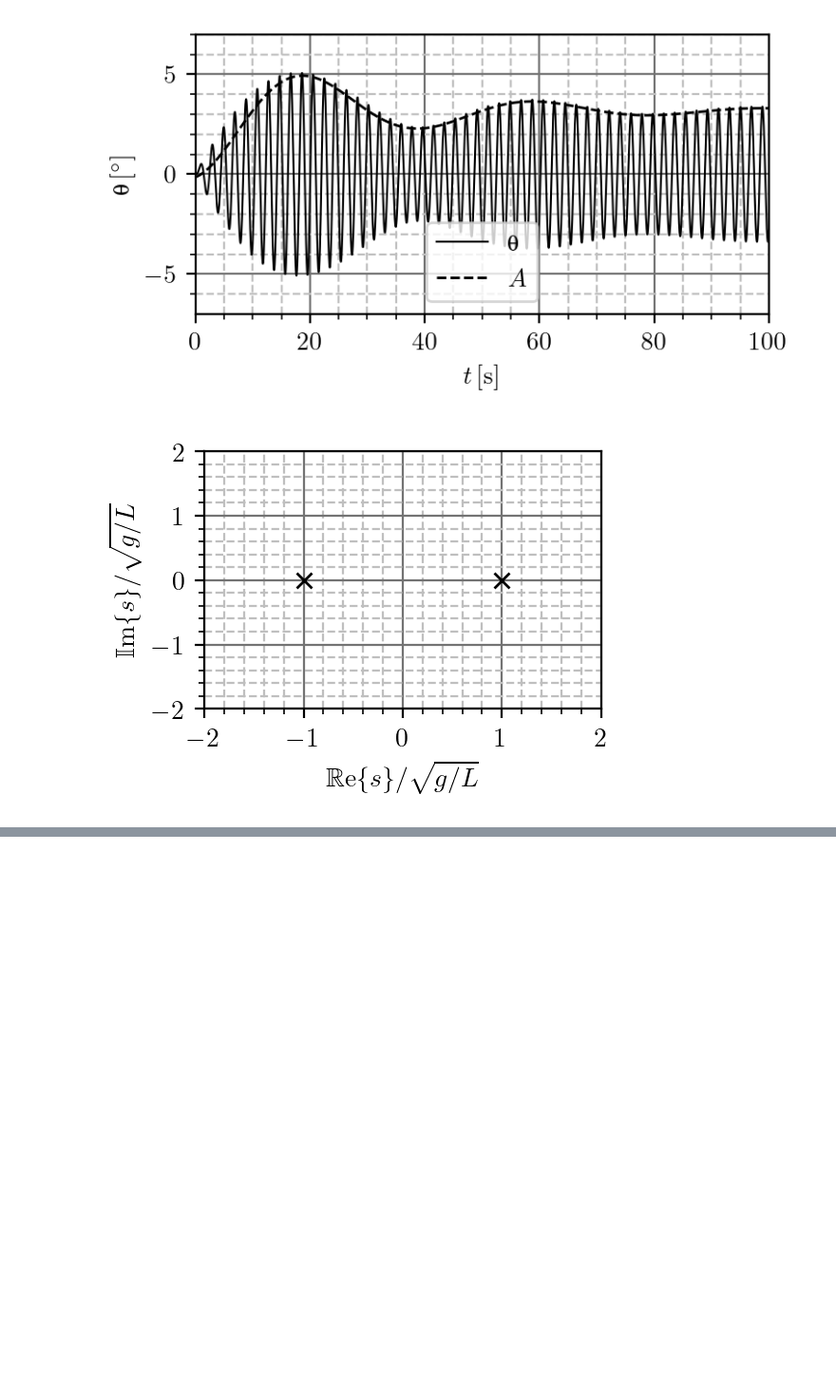
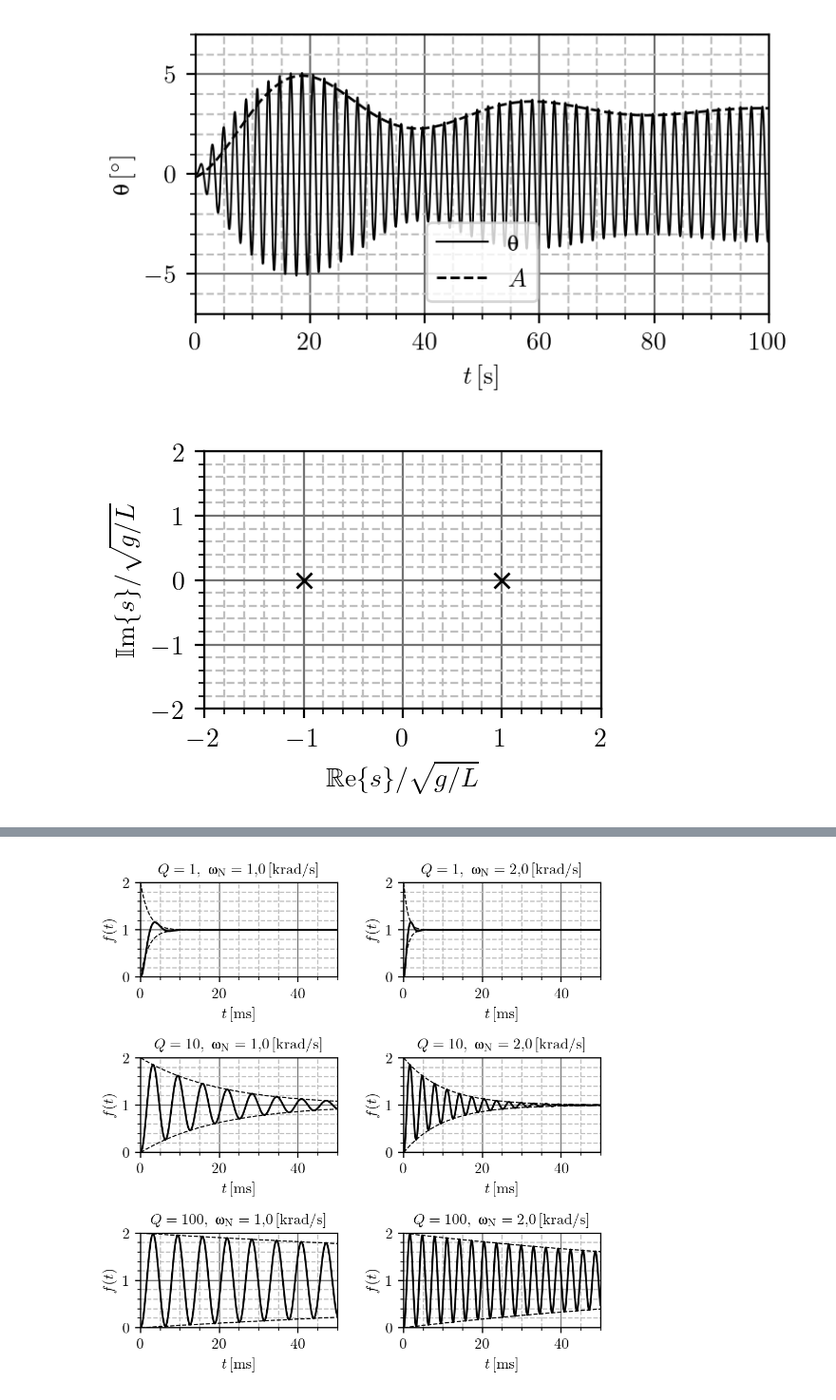
Before and after one commit to djokicd/zbirka-sis, a Jupyter notebook: 4_laplasova_transformacija/3_fje_prenosa/fig/LT_plotovi.ipynb, the cells around one changed output, grey strips where cells are left out. Shown at 95% size. Saved outputs shown, nothing was run; the diff lists cells and outputs as text; code cells hidden in the pictures; blank space fills up the shorter version.

```diff
--- a/4_laplasova_transformacija/3_fje_prenosa/fig/LT_plotovi.ipynb
+++ b/4_laplasova_transformacija/3_fje_prenosa/fig/LT_plotovi.ipynb
@@ -312,0 +359,59 @@ plt.savefig("pmap_klatno.pdf", bbox_inches='tight')
+# %%
+w = 1.5 * 165 / 24.5 / 2
+a = 2 * 4 / 2
+
+#fig = figure (figsize = (w, w/a), dpi = 200)
+fig, ax = plt.subplots(3, 2, figsize = (w, w/a * 4), dpi = 200)
+xlim([-2,2])
+ylim([-2,2])
+minorticks_on()
+#grid(b=True, which='major', color='0.45', linestyle='-')
+#grid(b=True, which='minor', color='0.75', linestyle='--')
+
+Q_vec = [ 1, 1,    10,    10   ,  100, 100 ]
+wNvec = [ 1e3, 2e3, 1e3, 2e3,  1e3, 2e3 ]
+
+for Q,wN,m in zip(Q_vec, wNvec, range(2*4)):
+
+    sigma = -wN/(2*Q)
+    w0 = wN*sqrt(1 - 1/(4*Q**2))
+    phi = arctan(sqrt(4*Q**2 - 1))
+
+    def f(t):
+        if t < 0: return 0
+        return 1 - 1/sqrt(1 - 1/(4*Q**2))* exp(sigma*t) * sin(w0*t + phi )
+
+    def fenv_1(t):
+        if t < 0: return 0
+        return 1 + exp(sigma*t)
+
+    def fenv_2(t):
+        if t < 0: return 0
+        return 1 - exp(sigma*t)
+
+
+    tmax =  2.5/50
+
+    t_vec = linspace(0, tmax, 1000)
+
+    v = [ f(t) for t in t_vec ]
+    venv1 = [ fenv_1(t) for t in t_vec ]
+    venv2 = [ fenv_2(t) for t in t_vec ]
+
+    ax.flatten()[m].plot(t_vec*1e3, v, 'k-', lw = 1.25)
+    ax.flatten()[m].plot(t_vec*1e3, venv1, 'k--', lw = 0.75)
+    ax.flatten()[m].plot(t_vec*1e3, venv2, 'k--', lw = 0.75)
+    ax.flatten()[m].set_xlabel(r"$t\rm\,[ms]$")
+    ax.flatten()[m].set_ylabel(r"$f(t)$")
+    ax.flatten()[m].set_title(r"$Q = " + str(Q) + r", \,\, \upomega_\mathrm{N} = " + str(wN/1000.0).replace('.', ',') + r"\rm\, [krad/s]$", fontsize=10)
+
+    ax.flatten()[m].minorticks_on()
+    ax.flatten()[m].set_xlim(0, tmax*1e3)
+    ax.flatten()[m].set_ylim(0, 2)
+    ax.flatten()[m].grid(b=True, which='major', color='0.45', linestyle='-')
+    ax.flatten()[m].grid(b=True, which='minor', color='0.75', linestyle='--')
+
+plt.tight_layout()
+plt.savefig("Q_razliciti_odzivi.pdf", bbox_inches='tight')
+# %% [output]
+[figure, added]
```
Also changed, not shown: parts of 4 cells of this notebook, 9 other files.
